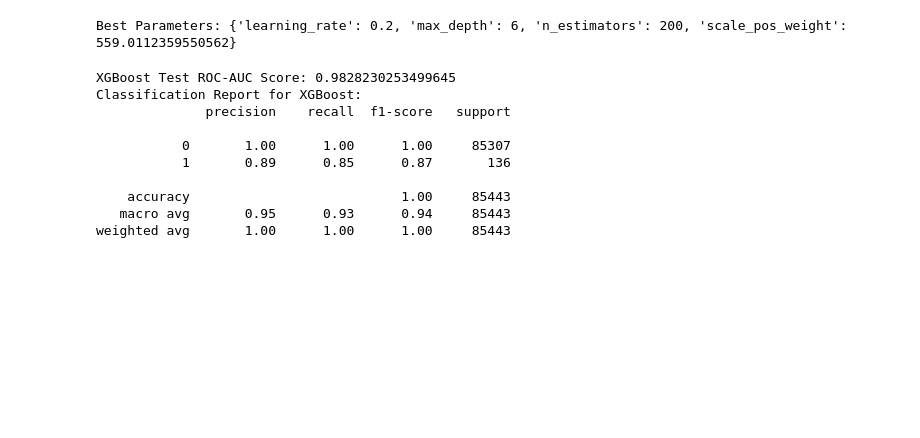
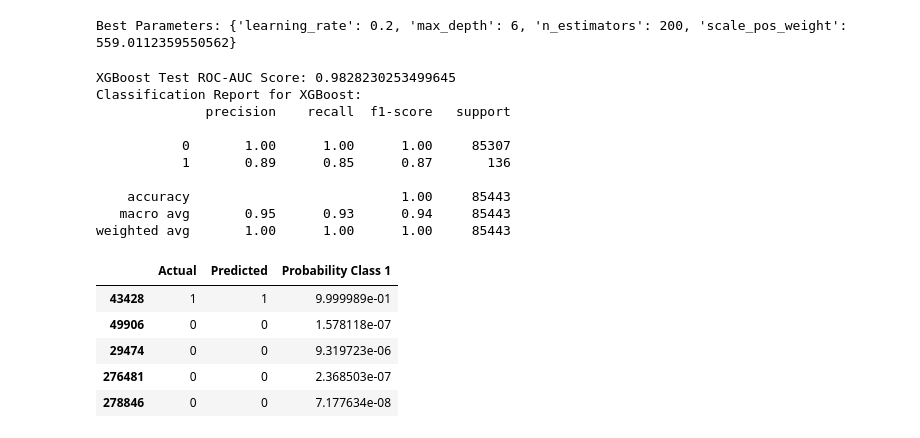
Before and after one commit to DerMoehre/credit-card-fraud-detection, a Jupyter notebook: modeling.ipynb, the cells around one changed output. Drawn from its saved outputs; the diff is of its cells as text; code cells hidden in the pictures; blank space fills up the shorter version.

Commit message:
probability list

```diff
--- a/modeling.ipynb
+++ b/modeling.ipynb
@@ -253,3 +248,18 @@ Classification Report for XGBoost:
     accuracy                           1.00     85443
    macro avg       0.95      0.93      0.94     85443
 weighted avg       1.00      1.00      1.00     85443
+# %%
+result_df = pd.DataFrame({
+    'Actual': y_test,
+    'Predicted': y_pred_xgb_opti,
+    'Probability Class 1': y_proba_xgb_opti
+})
+
+result_df.head()
+# %% [output]
+|  | Actual | Predicted | Probability Class 1 |
+| 43428 | 1 | 1 | 9.999989e-01 |
+| 49906 | 0 | 0 | 1.578118e-07 |
+| 29474 | 0 | 0 | 9.319723e-06 |
+| 276481 | 0 | 0 | 2.368503e-07 |
+| 278846 | 0 | 0 | 7.177634e-08 |
```
Also changed, not shown: parts of 2 cells of this notebook.
